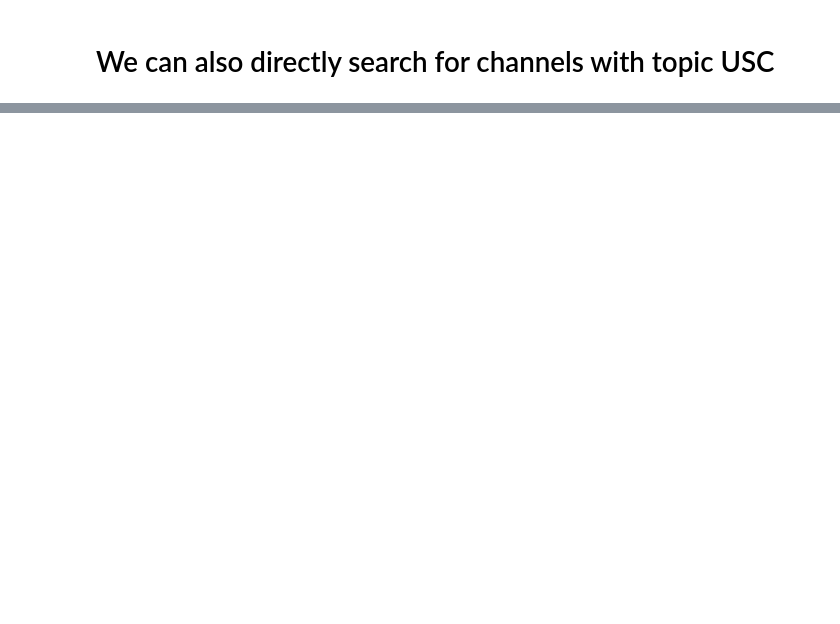
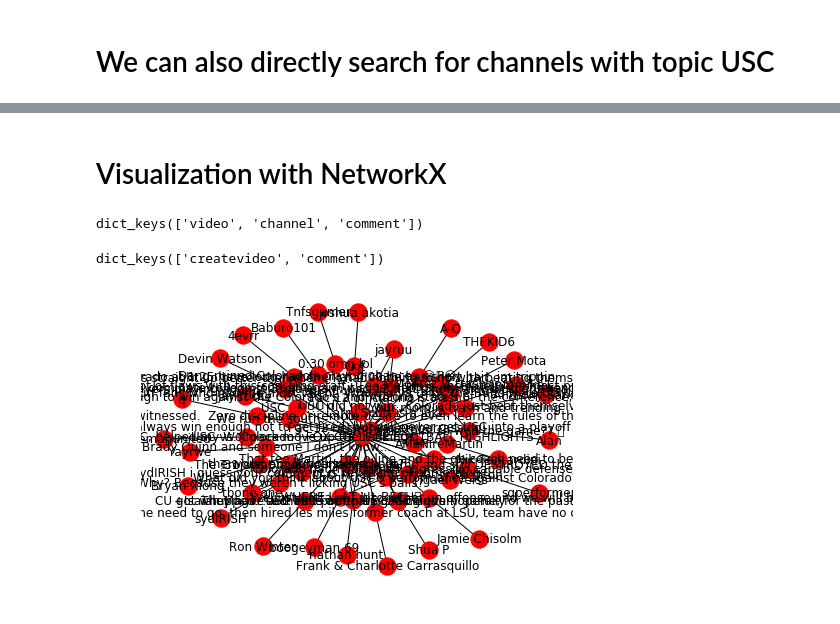
Before and after one commit to shobeir/GraphiPy, a Jupyter notebook: YoutubeDemo.ipynb, the cells around one changed output, grey strips where cells are left out. Cells and saved outputs as stored; diff of their text form; code cells hidden in the pictures; blank space fills up the shorter version.

Commit message:
youtube demo

```diff
--- a/YoutubeDemo.ipynb
+++ b/YoutubeDemo.ipynb
@@ -119,0 +123,37 @@ df = channel_nodes["channel"].head(15)
+# %% [markdown]
+# Visualization with NetworkX
+# %%
+import networkx as nx
+
+nx_graph = nx.Graph();
+
+youtube.fetch_video_by_id_with_comments(info_of_one_video_graph, "DAV2sWfiZN4")
+nodes = info_of_one_video_graph.get_nodes()
+edges = info_of_one_video_graph.get_edges()
+# %%
+print(nodes.keys())
+# %% [output]
+dict_keys(['video', 'channel', 'comment'])
+# %%
+print(edges.keys())
+# %% [output]
+dict_keys(['createvideo', 'comment'])
+# %%
+# create graph from edgelist dataframes
+for key in edges:
+
+    new_graph = nx.from_pandas_edgelist(
+        edges[key], source="Source", target="Target", edge_attr=True)
+
+    nx_graph = nx.compose(nx_graph, new_graph)
+# %%
+# Add node attributes
+for key in nodes:
+    df = nodes[key]
+
+    for index, row in df.iterrows():
+        _id = row["_id"]
+        node = nx_graph.node[_id]
+
+        for row_key in row.keys():
+            node[row_key] = row[row_key]
@@ -119,0 +163,6 @@ df = channel_nodes["channel"].head(15)
+# %%
+# Draw the graph with node labels
+labels = dict((node, data["Label"]) for node, data in nx_graph.nodes(data=True))
+nx.draw(nx_graph, labels=labels)
+# %% [output]
+[figure, added]
```
Also changed, not shown: parts of 8 cells of this notebook.
